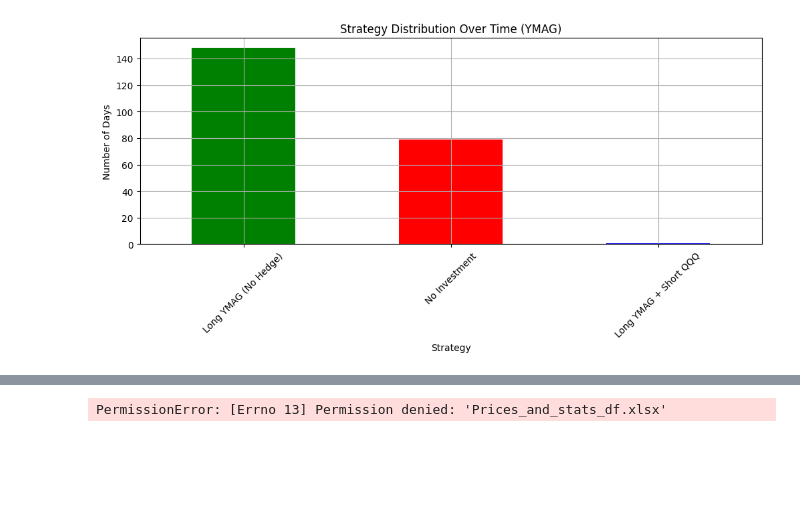
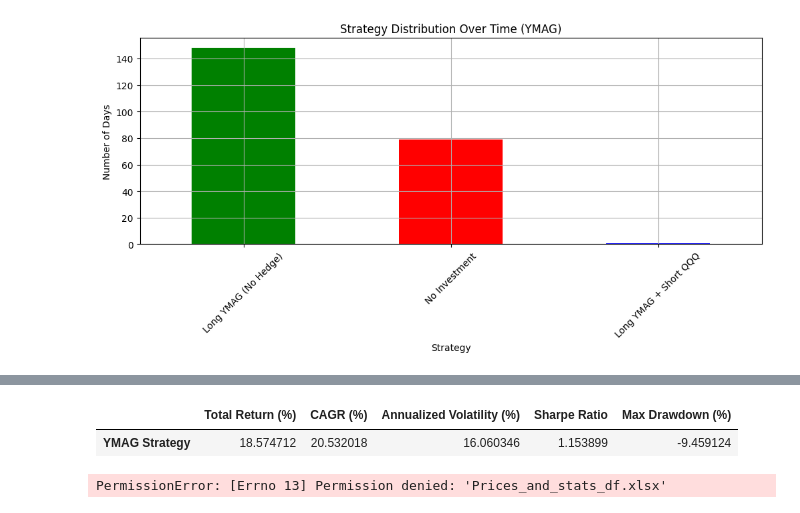
Before and after one commit to BensonMunene/Ratios-Strategy-App, a Jupyter notebook: Codes/Backtesting Code.ipynb, the cells around one changed output, grey strips where cells are left out. Cells and saved outputs as stored; diff of their text form; code cells hidden in the pictures; blank space fills up the shorter version.

```diff
--- a/Codes/Backtesting Code.ipynb
+++ b/Codes/Backtesting Code.ipynb
@@ -501,3 +597,9 @@ plt.show()
+# %%
+#View the performance metrics DataFrame
+performance_df
+# %% [output]
+|  | Total Return (%) | CAGR (%) | Annualized Volatility (%) | Sharpe Ratio | Max Drawdown (%) |
+| YMAG Strategy | 18.574712 | 20.532018 | 16.060346 | 1.153899 | -9.459124 |
 # %%
 # Create a Pandas Excel writer using XlsxWriter as the engine
 with pd.ExcelWriter('Prices_and_stats_df.xlsx', engine='xlsxwriter') as writer:
```
Also changed, not shown: parts of 5 cells of this notebook, 2 other files.
